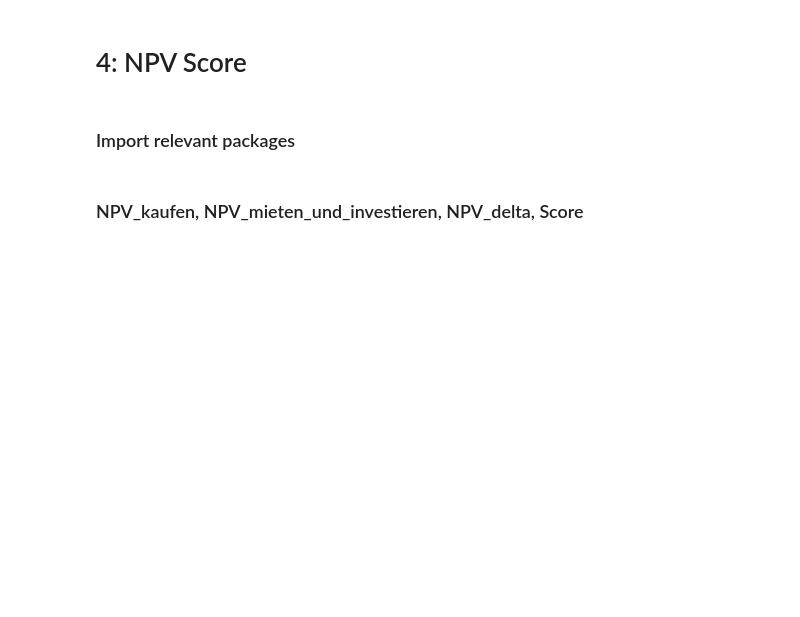
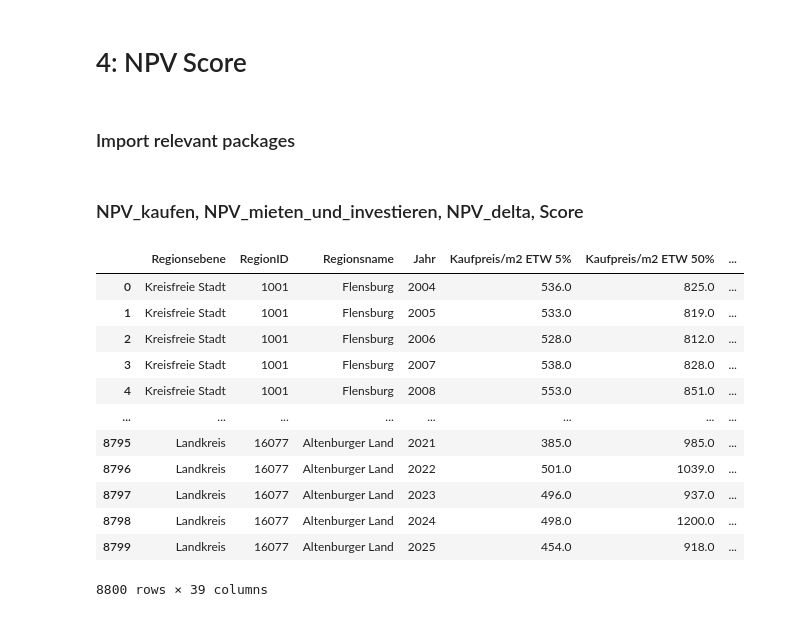
Before and after one commit to LukasGansneder/Master-Thesis-Renting-vs-Buying-, a Jupyter notebook: code/4_NPV_Score.ipynb, the cells around one changed output. Drawn from its saved outputs; the diff is of its cells as text; code cells hidden in the pictures; blank space fills up the shorter version.

```diff
--- a/code/4_NPV_Score.ipynb
+++ b/code/4_NPV_Score.ipynb
@@ -173,4 +173,20 @@ df_macroeconomic_y["Jahr"] = df_macroeconomic_y["Jahr"].astype(int)
 # df_empirica_regio = df_empirica_regio[df_empirica_regio["Regionsebene"] == "Gemeinde"]
 
 df_empirica_regio = df_empirica_regio.merge(df_macroeconomic_y, on=["Jahr"], how="left")
+# %%
+df_empirica_regio
+# %% [output]
+|  | Regionsebene | RegionID | Regionsname | Jahr | Kaufpreis/m2 ETW 5% | Kaufpreis/m2 ETW 50% | ... |
+| 0 | Kreisfreie Stadt | 1001 | Flensburg | 2004 | 536.0 | 825.0 | ... |
+| 1 | Kreisfreie Stadt | 1001 | Flensburg | 2005 | 533.0 | 819.0 | ... |
+| 2 | Kreisfreie Stadt | 1001 | Flensburg | 2006 | 528.0 | 812.0 | ... |
+| 3 | Kreisfreie Stadt | 1001 | Flensburg | 2007 | 538.0 | 828.0 | ... |
+| 4 | Kreisfreie Stadt | 1001 | Flensburg | 2008 | 553.0 | 851.0 | ... |
+| ... | ... | ... | ... | ... | ... | ... | ... |
+| 8795 | Landkreis | 16077 | Altenburger Land | 2021 | 385.0 | 985.0 | ... |
+| 8796 | Landkreis | 16077 | Altenburger Land | 2022 | 501.0 | 1039.0 | ... |
+| 8797 | Landkreis | 16077 | Altenburger Land | 2023 | 496.0 | 937.0 | ... |
+| 8798 | Landkreis | 16077 | Altenburger Land | 2024 | 498.0 | 1200.0 | ... |
+| 8799 | Landkreis | 16077 | Altenburger Land | 2025 | 454.0 | 918.0 | ... |
+8800 rows × 39 columns
 # %%
```
Also changed, not shown: parts of 4 cells of this notebook, 1 other file.
